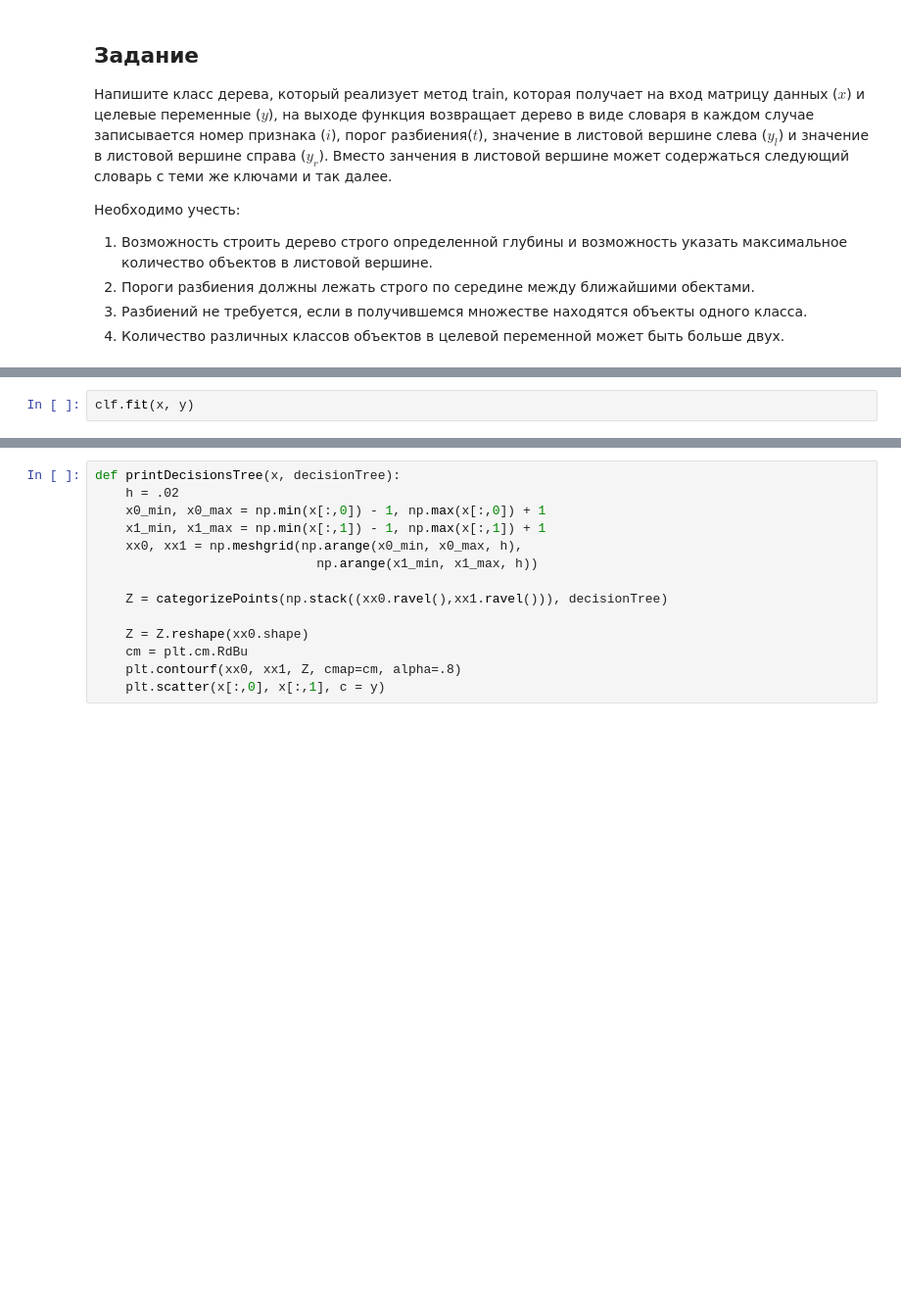
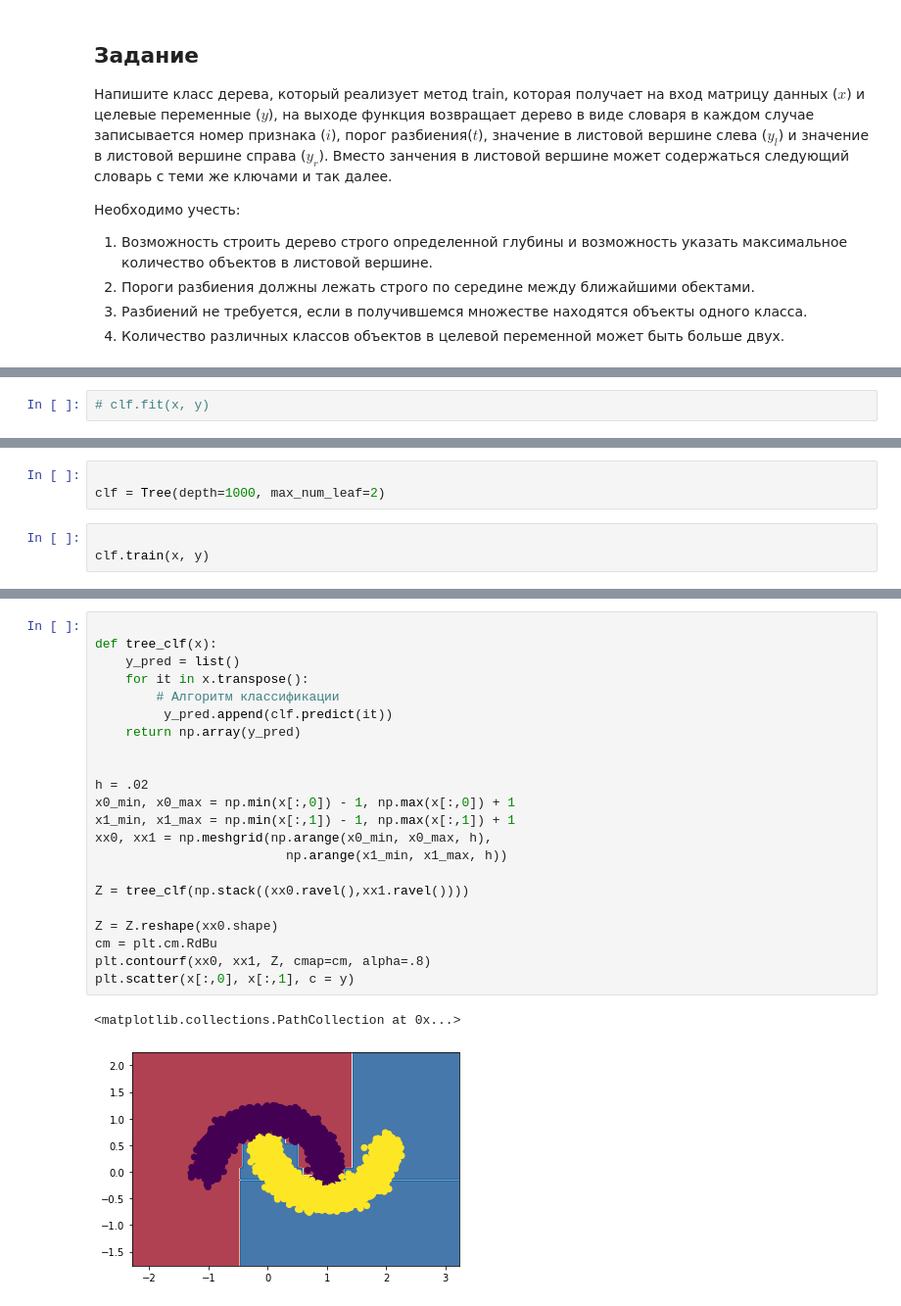
Before and after one commit to demamoos/Lab5_6_7Ready_DL_VASYAN_ZUZIN, a Jupyter notebook: lab_tree5.ipynb, the cells around one changed output, grey strips where cells are left out. Shown: that part at 98% size. Saved outputs shown, nothing was run; the diff lists cells and outputs as text; blank space fills up the shorter version.

```diff
--- a/lab_tree5.ipynb
+++ b/lab_tree5.ipynb
@@ -245,3 +244,3 @@ clf = Tree(depth=5, max_num_leaf=50)
 # %%
-clf.fit(x, y)
+# clf.fit(x, y)
 # %%
@@ -301,0 +394,6 @@ NameError: name 'firstSplit' is not defined
+# %%
+
+clf = Tree(depth=1000, max_num_leaf=2)
+# %%
+
+clf.train(x, y)
@@ -302,14 +421,25 @@ NameError: name 'firstSplit' is not defined
 # %%
-def printDecisionsTree(x, decisionTree):
-    h = .02
-    x0_min, x0_max = np.min(x[:,0]) - 1, np.max(x[:,0]) + 1
-    x1_min, x1_max = np.min(x[:,1]) - 1, np.max(x[:,1]) + 1
-    xx0, xx1 = np.meshgrid(np.arange(x0_min, x0_max, h),
-                             np.arange(x1_min, x1_max, h))
 
-    Z = categorizePoints(np.stack((xx0.ravel(),xx1.ravel())), decisionTree)
+def tree_clf(x):
+    y_pred = list()
+    for it in x.transpose():
+        # Алгоритм классификации
+         y_pred.append(clf.predict(it))
+    return np.array(y_pred)
 
-    Z = Z.reshape(xx0.shape)
-    cm = plt.cm.RdBu
-    plt.contourf(xx0, xx1, Z, cmap=cm, alpha=.8)
-    plt.scatter(x[:,0], x[:,1], c = y)
+
+h = .02
+x0_min, x0_max = np.min(x[:,0]) - 1, np.max(x[:,0]) + 1
+x1_min, x1_max = np.min(x[:,1]) - 1, np.max(x[:,1]) + 1
+xx0, xx1 = np.meshgrid(np.arange(x0_min, x0_max, h),
+                         np.arange(x1_min, x1_max, h))
+
+Z = tree_clf(np.stack((xx0.ravel(),xx1.ravel())))
+
+Z = Z.reshape(xx0.shape)
+cm = plt.cm.RdBu
+plt.contourf(xx0, xx1, Z, cmap=cm, alpha=.8)
+plt.scatter(x[:,0], x[:,1], c = y)
+# %% [output]
+<matplotlib.collections.PathCollection at 0x...>
+[figure, added]
```
Also changed, not shown: parts of 8 cells of this notebook, 1 other file.
